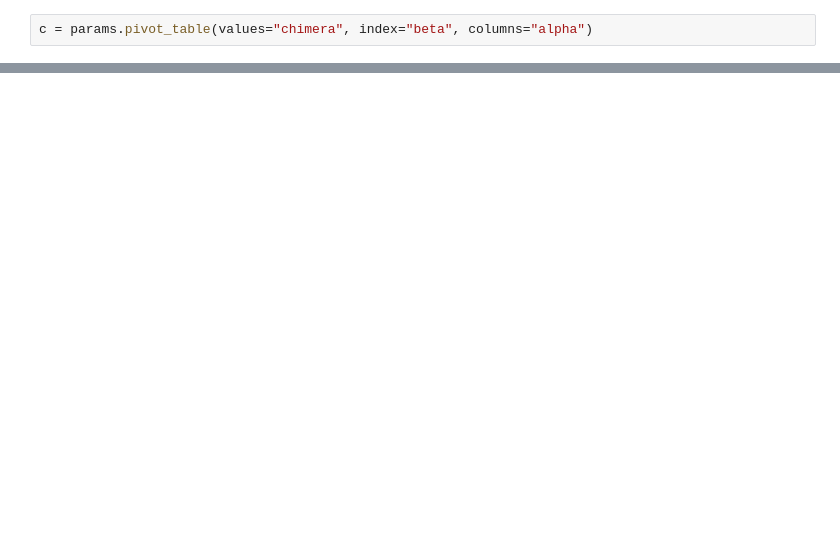
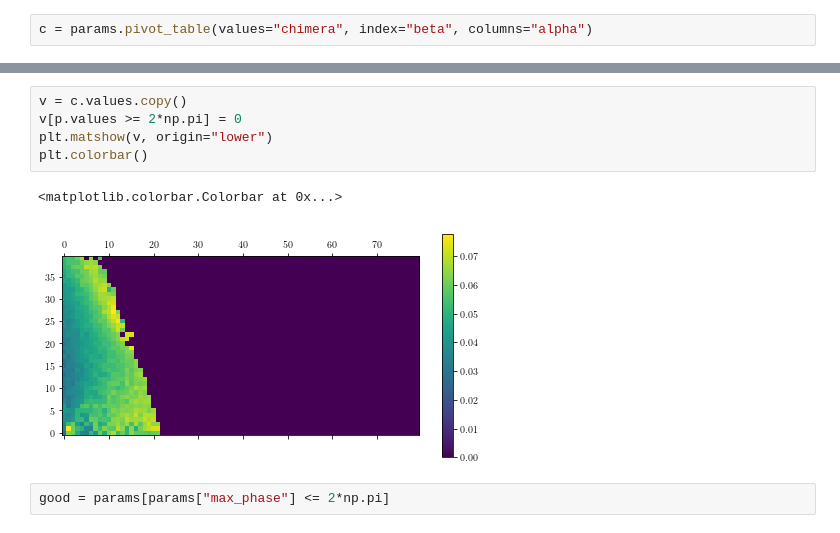
Before and after one commit to henmitch/chimera-2019, a Jupyter notebook: code/python/landscape_analysis.ipynb, the cells around one changed output, grey strips where cells are left out. Drawn from its saved outputs; the diff is of its cells as text; blank space fills up the shorter version.

```diff
--- a/code/python/landscape_analysis.ipynb
+++ b/code/python/landscape_analysis.ipynb
@@ -55,0 +59,10 @@ plt.colorbar();
+# %%
+v = c.values.copy()
+v[p.values >= 2*np.pi] = 0
+plt.matshow(v, origin="lower")
+plt.colorbar()
+# %% [output]
+<matplotlib.colorbar.Colorbar at 0x...>
+[figure, added]
+# %%
+good = params[params["max_phase"] <= 2*np.pi]
```
Also changed, not shown: parts of 8 cells of this notebook, 8 other files.
